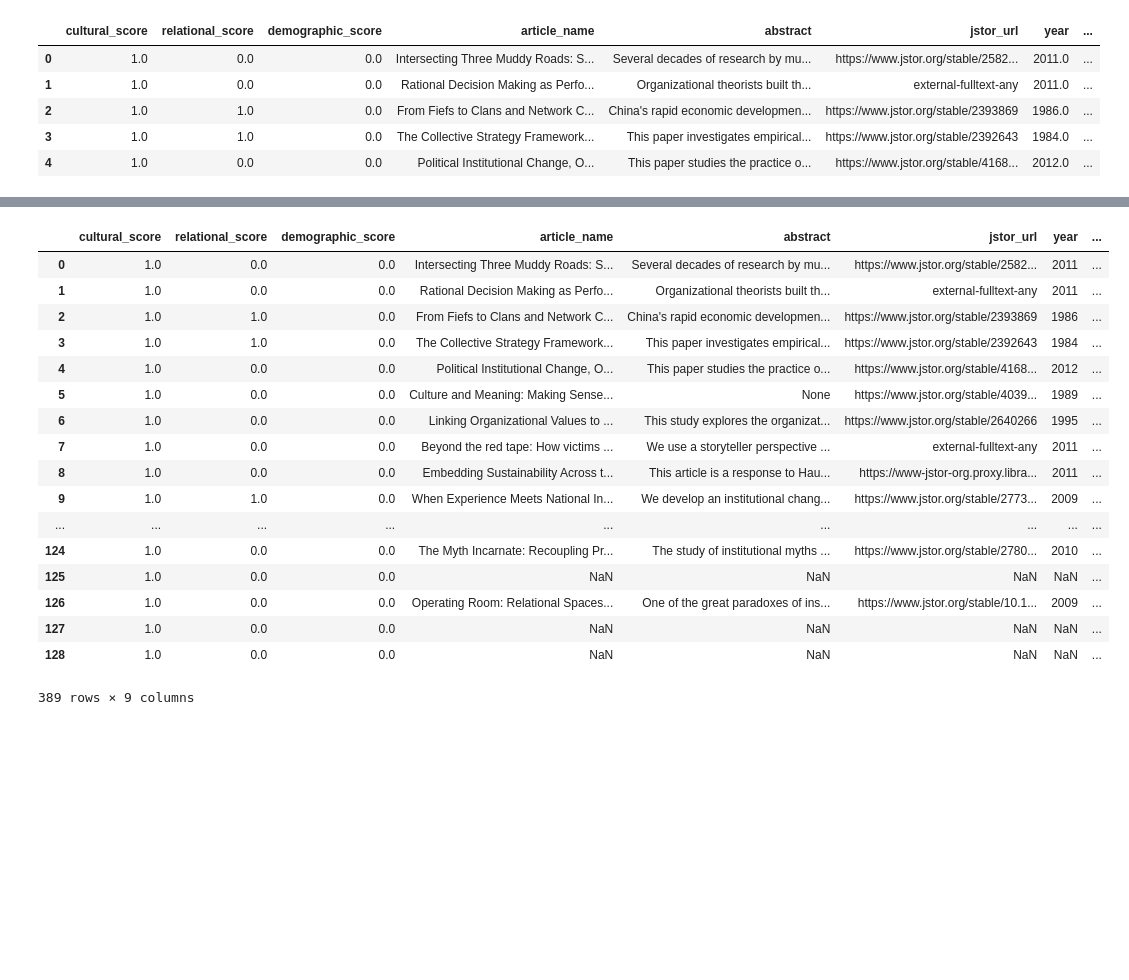
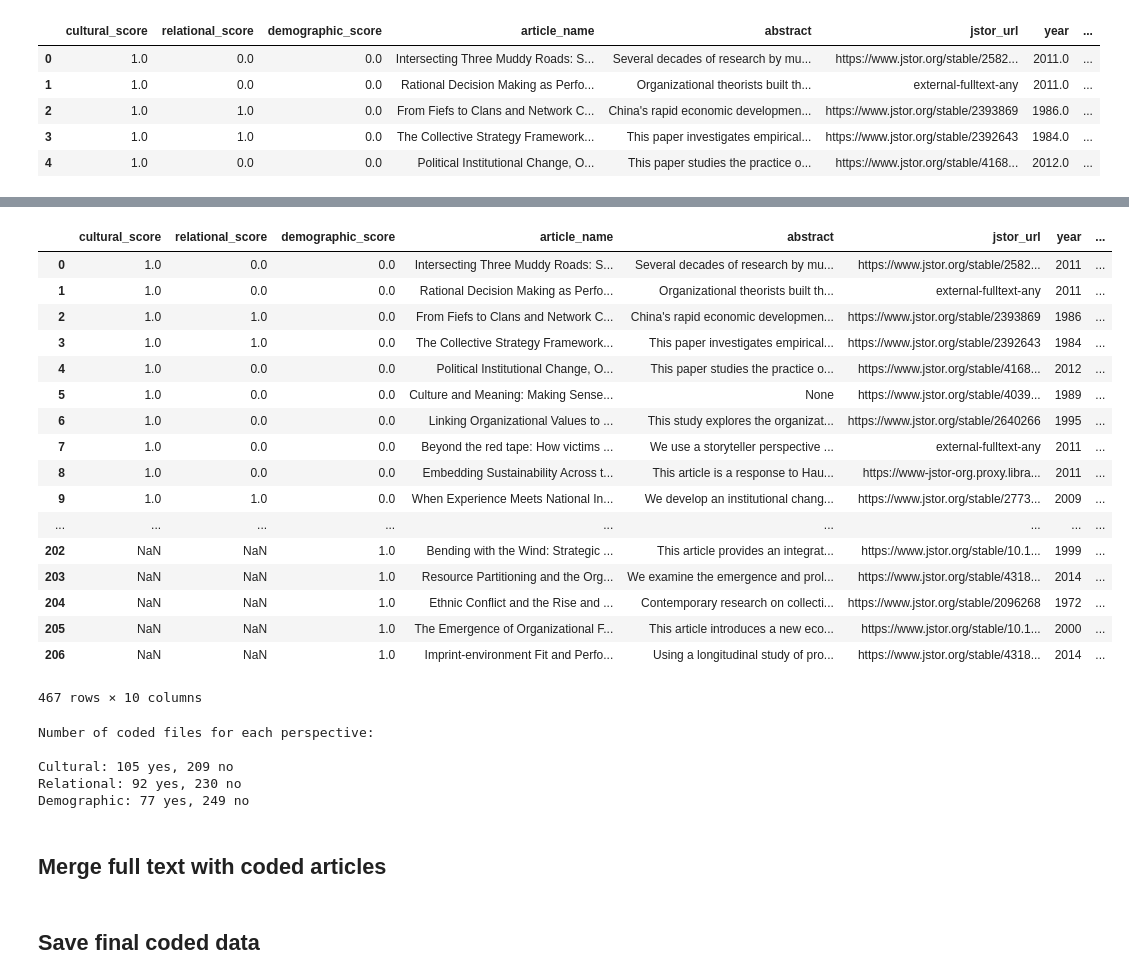
Before and after one commit to h2researchgroup/classification, a Jupyter notebook: preprocess/assemble_coded_articles.ipynb, the cells around one changed output, grey strips where cells are left out. Cells and saved outputs as stored; diff of their text form; code cells hidden in the pictures; blank space fills up the shorter version.

Commit message:
finalized merging of coded articles, next is merging text

```diff
--- a/preprocess/assemble_coded_articles.ipynb
+++ b/preprocess/assemble_coded_articles.ipynb
@@ -136,6 +193,7 @@ coded_cult.head()
 # %%
 # Read in hand-coded data
 coded_df = pd.read_csv(coded_11620, low_memory=False, header=0)
+coded_df['file_name'] = coded_df['edited_filename'].apply(lambda name: 'journal-article-' + str(name)) # restore original filenames
 coded_df.head()
 # %% [output]
 |  | cultural_score | relational_score | demographic_score | article_name | abstract | jstor_url | year | ... |
@@ -180,0 +235,10 @@ coded_cult.head()
+# %%
+# Extract & clean titles in true positives:
+coded_h2['article_name_edited'] = coded_h2['citation'].apply(
+    lambda cite: get_title(cite))
+
+print("Sample of citations and extracted titles:\n")
+for i, row in coded_h2.sample(n=7).iterrows():
+    print(row['citation'])
+    print(row['article_name_edited'])
+    print()
@@ -181,9 +263,11 @@ coded_cult.head()
 # %%
-# Preprocess article names: lower-case, remove punctuation, strip whitespace
+# Preprocess article names in meta data: lower-case, remove punctuation, strip whitespace
 df['article_name_edited'] = df['article_name'].apply(
-    lambda title: re.sub(
-        '\W+', ' ', # remove non-words
-        str(title).strip().lower())) # strip whitespace, lower-case
+    lambda title: get_title(title, is_title = True))
 
-df['article_name_edited'].head()
+print("Sample of full and cleaned article titles:\n")
+for i, row in df.sample(n=7).iterrows():
+    print(row['article_name'])
+    print(row['article_name_edited'])
+    print()
 # %% [output]
@@ -223,0 +293,10 @@ coded_cult
+# %%
+# Merge meta data into true positives using preprocessed article names
+coded_h2 = pd.merge(coded_h2, df, how = 'left', on = 'article_name_edited')
+
+uncoded_h2 = coded_h2[coded_h2['file_name'].isnull()].reset_index(drop=True)
+coded_h2 = coded_h2[coded_h2['file_name'].notnull()].reset_index(drop=True)
+print("# articles matched so far:", str(len(coded_h2)))
+print("# articles left to match:", str(len(uncoded_h2)))
+
+uncoded_h2.head()
@@ -224,23 +312,43 @@ coded_cult
 # %%
 # Concatenate h2-coded data with hand-coded data
-coded_df = pd.concat([coded_df, coded_cult], axis=0, join='inner')
+coded_df = pd.concat([coded_df, coded_h2], axis=0, join='inner')
 coded_df
 # %% [output]
 |  | cultural_score | relational_score | demographic_score | article_name | abstract | jstor_url | year | ... |
 | 0 | 1.0 | 0.0 | 0.0 | Intersecting Three Muddy Roads: S... | Several decades of research by mu... | https://www.jstor.org/stable/2582... | 2011 | ... |
 | 1 | 1.0 | 0.0 | 0.0 | Rational Decision Making as Perfo... | Organizational theorists built th... | external-fulltext-any | 2011 | ... |
 | 2 | 1.0 | 1.0 | 0.0 | From Fiefs to Clans and Network C... | China's rapid economic developmen... | https://www.jstor.org/stable/2393869 | 1986 | ... |
 | 3 | 1.0 | 1.0 | 0.0 | The Collective Strategy Framework... | This paper investigates empirical... | https://www.jstor.org/stable/2392643 | 1984 | ... |
 | 4 | 1.0 | 0.0 | 0.0 | Political Institutional Change, O... | This paper studies the practice o... | https://www.jstor.org/stable/4168... | 2012 | ... |
 | 5 | 1.0 | 0.0 | 0.0 | Culture and Meaning: Making Sense... | None | https://www.jstor.org/stable/4039... | 1989 | ... |
 | 6 | 1.0 | 0.0 | 0.0 | Linking Organizational Values to ... | This study explores the organizat... | https://www.jstor.org/stable/2640266 | 1995 | ... |
 | 7 | 1.0 | 0.0 | 0.0 | Beyond the red tape: How victims ... | We use a storyteller perspective ... | external-fulltext-any | 2011 | ... |
 | 8 | 1.0 | 0.0 | 0.0 | Embedding Sustainability Across t... | This article is a response to Hau... | https://www-jstor-org.proxy.libra... | 2011 | ... |
 | 9 | 1.0 | 1.0 | 0.0 | When Experience Meets National In... | We develop an institutional chang... | https://www.jstor.org/stable/2773... | 2009 | ... |
 | ... | ... | ... | ... | ... | ... | ... | ... | ... |
-| 124 | 1.0 | 0.0 | 0.0 | The Myth Incarnate: Recoupling Pr... | The study of institutional myths ... | https://www.jstor.org/stable/2780... | 2010 | ... |
-| 125 | 1.0 | 0.0 | 0.0 | NaN | NaN | NaN | NaN | ... |
-| 126 | 1.0 | 0.0 | 0.0 | Operating Room: Relational Spaces... | One of the great paradoxes of ins... | https://www.jstor.org/stable/10.1... | 2009 | ... |
-| 127 | 1.0 | 0.0 | 0.0 | NaN | NaN | NaN | NaN | ... |
-| 128 | 1.0 | 0.0 | 0.0 | NaN | NaN | NaN | NaN | ... |
+| 202 | NaN | NaN | 1.0 | Bending with the Wind: Strategic ... | This article provides an integrat... | https://www.jstor.org/stable/10.1... | 1999 | ... |
+| 203 | NaN | NaN | 1.0 | Resource Partitioning and the Org... | We examine the emergence and prol... | https://www.jstor.org/stable/4318... | 2014 | ... |
+| 204 | NaN | NaN | 1.0 | Ethnic Conflict and the Rise and ... | Contemporary research on collecti... | https://www.jstor.org/stable/2096268 | 1972 | ... |
+| 205 | NaN | NaN | 1.0 | The Emergence of Organizational F... | This article introduces a new eco... | https://www.jstor.org/stable/10.1... | 2000 | ... |
+| 206 | NaN | NaN | 1.0 | Imprint-environment Fit and Perfo... | Using a longitudinal study of pro... | https://www.jstor.org/stable/4318... | 2014 | ... |
-389 rows × 9 columns
+467 rows × 10 columns
+# %%
+# Extract and assess conclusive results for each perspective
+coded_cult_final = coded_df[coded_df['cultural_score'].notnull()][['cultural_score', 'file_name']]
+coded_relt_final = coded_df[coded_df['relational_score'].notnull()][['relational_score', 'file_name']]
+coded_demog_final = coded_df[coded_df['demographic_score'].notnull()][['demographic_score', 'file_name']]
+
+print('Number of coded files for each perspective:\n')
+print(f'Cultural: {str(len(coded_cult_final[coded_cult_final["cultural_score"]==1.0]))} yes, {str(len(coded_cult_final[coded_cult_final["cultural_score"]==0.0]))} no')
+print(f'Relational: {str(len(coded_relt_final[coded_relt_final["relational_score"]==1.0]))} yes, {str(len(coded_relt_final[coded_relt_final["relational_score"]==0.0]))} no')
+print(f'Demographic: {str(len(coded_demog_final[coded_demog_final["demographic_score"]==1.0]))} yes, {str(len(coded_demog_final[coded_demog_final["demographic_score"]==0.0]))} no')
+# %% [output]
+Number of coded files for each perspective:
+
+Cultural: 105 yes, 209 no
+Relational: 92 yes, 230 no
+Demographic: 77 yes, 249 no
+# %% [markdown]
+## Merge full text with coded articles
+# %% [markdown]
+## Save final coded data
```
Also changed, not shown: parts of 21 cells of this notebook, 1 other file.
